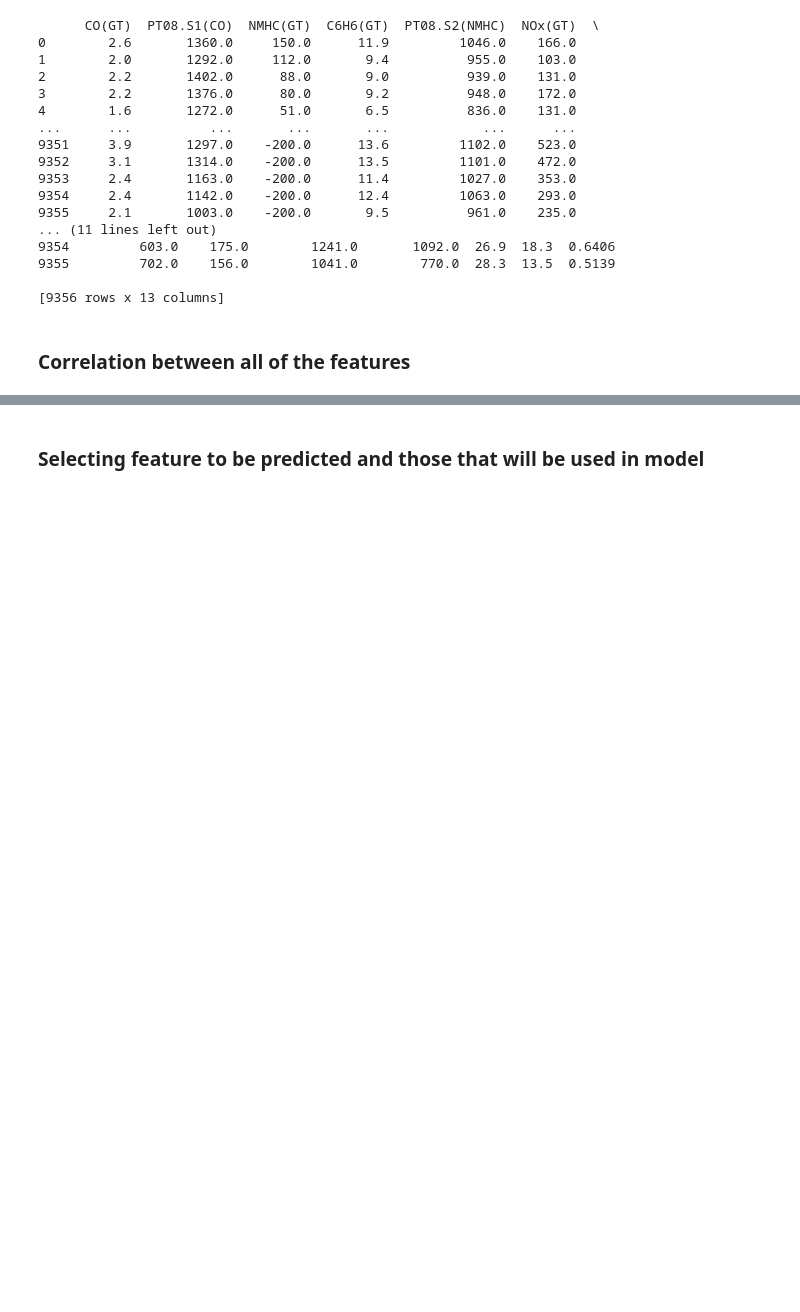
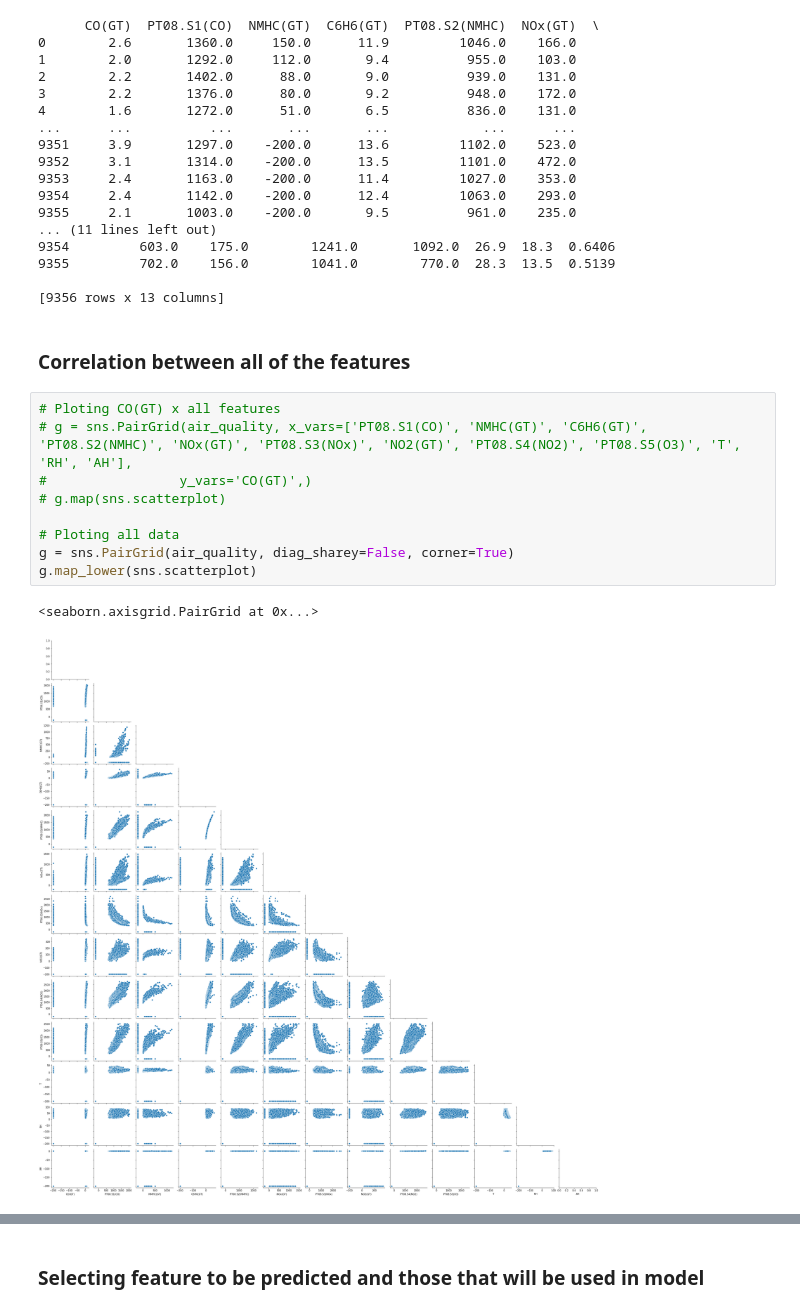
Before and after one commit to FelTavoni/machine-learning, a Jupyter notebook: AirQuality/Model.ipynb, the cells around one changed output, grey strips where cells are left out. Cells and saved outputs as stored; diff of their text form; blank space fills up the shorter version.

```diff
--- a/AirQuality/Model.ipynb
+++ b/AirQuality/Model.ipynb
@@ -53,5 +53,17 @@ print(air_quality)
 [9356 rows x 13 columns]
 # %% [markdown]
 ### Correlation between all of the features
+# %%
+# Ploting CO(GT) x all features
+# g = sns.PairGrid(air_quality, x_vars=['PT08.S1(CO)', 'NMHC(GT)', 'C6H6(GT)', 'PT08.S2(NMHC)', 'NOx(GT)', 'PT08.S3(NOx)', 'NO2(GT)', 'PT08.S4(NO2)', 'PT08.S5(O3)', 'T', 'RH', 'AH'],
+#                 y_vars='CO(GT)',)
+# g.map(sns.scatterplot)
+
+# Ploting all data
+g = sns.PairGrid(air_quality, diag_sharey=False, corner=True)
+g.map_lower(sns.scatterplot)
+# %% [output]
+<seaborn.axisgrid.PairGrid at 0x...>
+[figure, added]
 # %%
 # Checking correlation between all features
```
Also changed, not shown: parts of 1 cell of this notebook.
